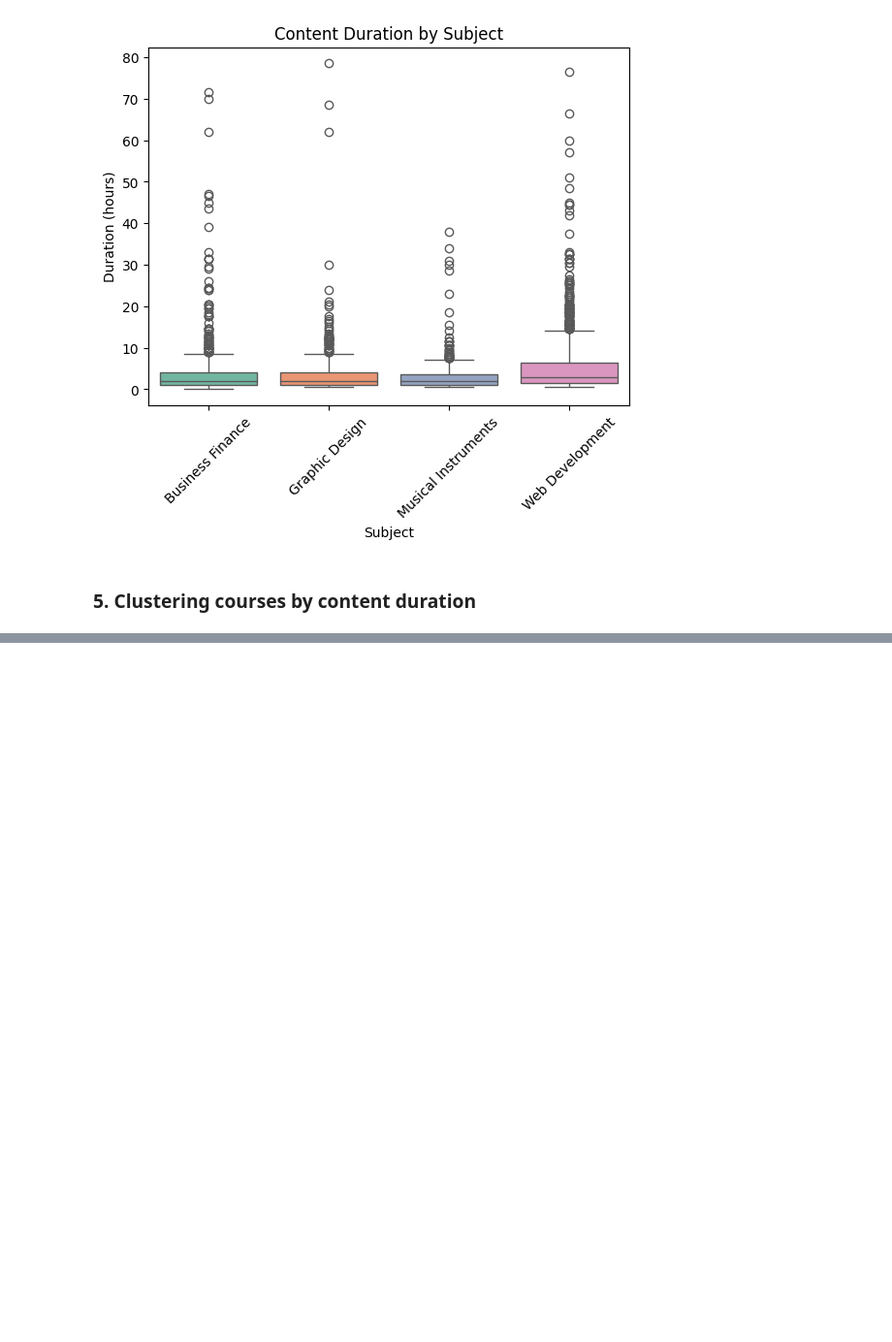
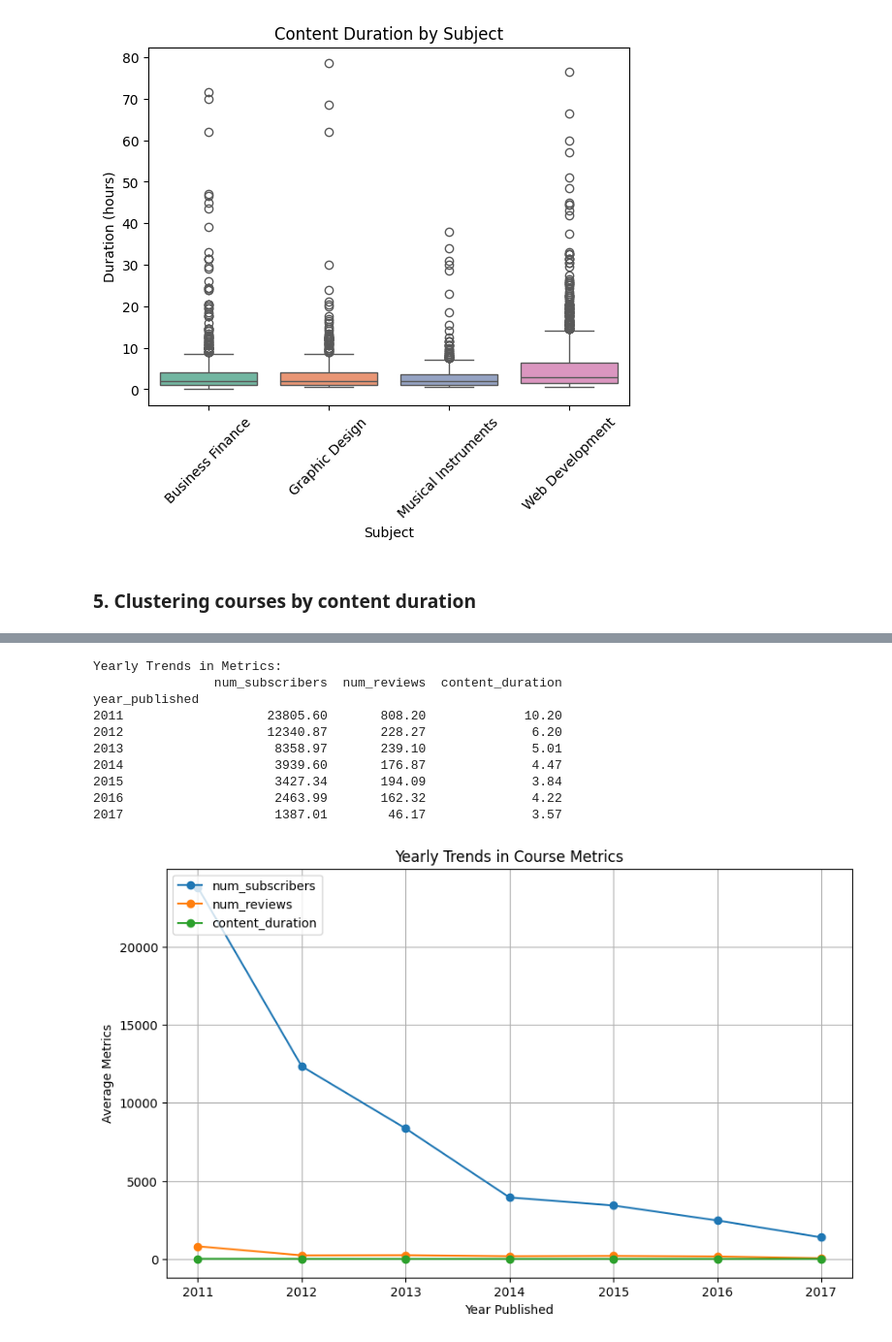
Before and after one commit to hirakhan95/course-cost-analyzer, a Jupyter notebook: jupyter_notebooks/ML_Modeling_and_Evaluation2.ipynb, the cells around one changed output, grey strips where cells are left out. Shown at 97% size. Drawn from its saved outputs; the diff is of its cells as text; code cells hidden in the pictures; blank space fills up the shorter version.

```diff
--- a/jupyter_notebooks/ML_Modeling_and_Evaluation2.ipynb
+++ b/jupyter_notebooks/ML_Modeling_and_Evaluation2.ipynb
@@ -204,0 +250,31 @@ Optimal Number of Clusters: 2
+# %%
+# Additional analysis for year-based trends
+def analyze_yearly_trends(df):
+    """Examines trends in course metrics over years."""
+    yearly_trends = df.groupby('year_published')[['num_subscribers', 'num_reviews', 'content_duration']].mean().round(2)
+    print("\nYearly Trends in Metrics:")
+    print(yearly_trends)
+
+    # Plot trends
+    yearly_trends.plot(kind='line', figsize=(10, 6), marker='o')
+    plt.title("Yearly Trends in Course Metrics")
+    plt.xlabel("Year Published")
+    plt.ylabel("Average Metrics")
+    plt.legend(loc='upper left')
+    plt.grid(True)
+    plt.show()
+    return yearly_trends
+# Analyze yearly trends
+yearly_trends = analyze_yearly_trends(df)
+# %% [output]
+Yearly Trends in Metrics:
+                num_subscribers  num_reviews  content_duration
+year_published
+2011                   23805.60       808.20             10.20
+2012                   12340.87       228.27              6.20
+2013                    8358.97       239.10              5.01
+2014                    3939.60       176.87              4.47
+2015                    3427.34       194.09              3.84
+2016                    2463.99       162.32              4.22
+2017                    1387.01        46.17              3.57
+[figure, added]
```
Also changed, not shown: parts of 4 cells of this notebook.
